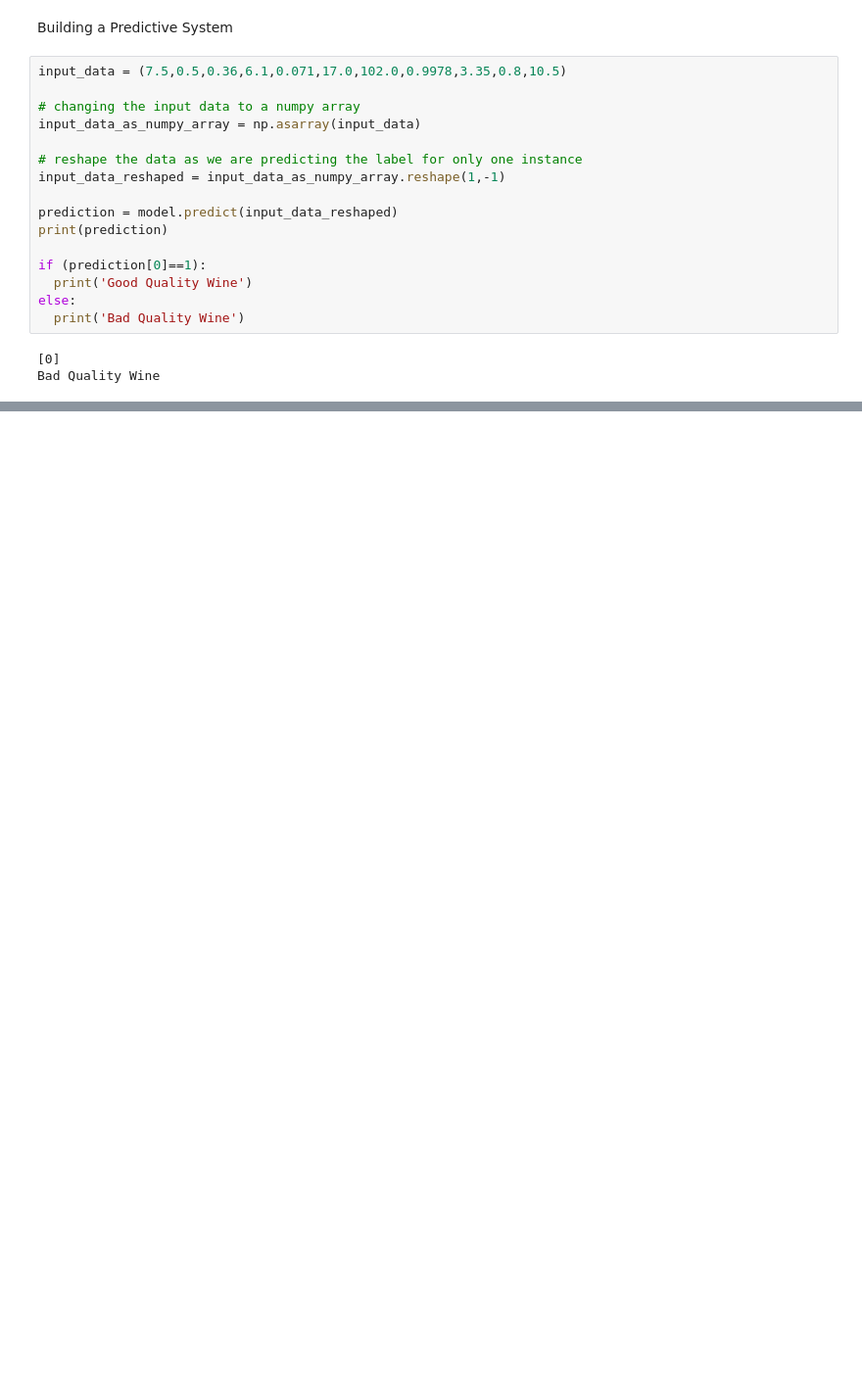
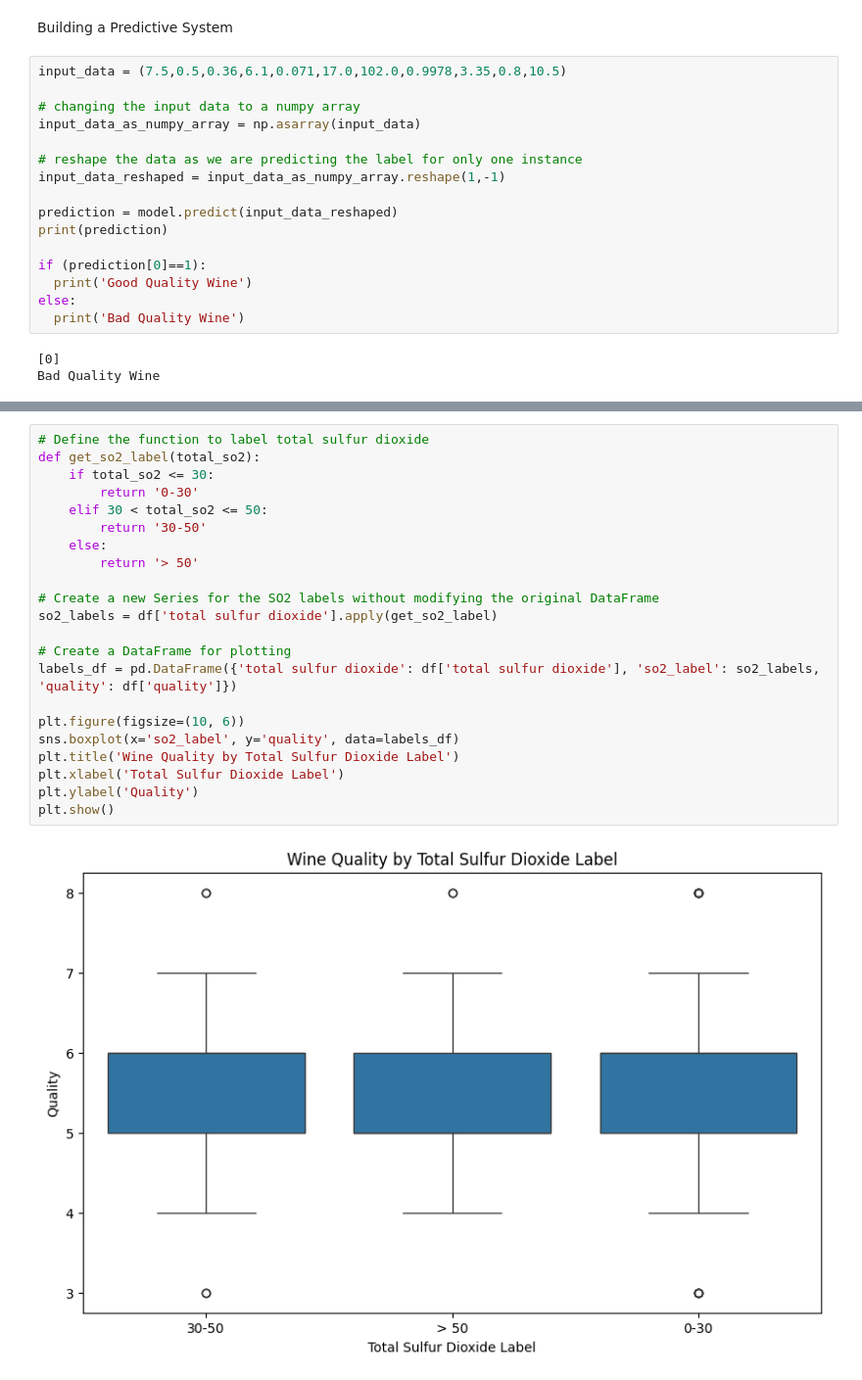
Before and after one commit to Abhishek3102/ML, a Jupyter notebook: Project_7_Wine_Quality_Prediction.ipynb, the cells around one changed output, grey strips where cells are left out. Shown: that part at 98% size. Drawn from its saved outputs; the diff is of its cells as text; blank space fills up the shorter version.

```diff
--- a/Project_7_Wine_Quality_Prediction.ipynb
+++ b/Project_7_Wine_Quality_Prediction.ipynb
@@ -197,0 +242,24 @@ Bad Quality Wine
+# %%
+# Define the function to label total sulfur dioxide
+def get_so2_label(total_so2):
+    if total_so2 <= 30:
+        return '0-30'
+    elif 30 < total_so2 <= 50:
+        return '30-50'
+    else:
+        return '> 50'
+
+# Create a new Series for the SO2 labels without modifying the original DataFrame
+so2_labels = df['total sulfur dioxide'].apply(get_so2_label)
+
+# Create a DataFrame for plotting
+labels_df = pd.DataFrame({'total sulfur dioxide': df['total sulfur dioxide'], 'so2_label': so2_labels, 'quality': df['quality']})
+
+plt.figure(figsize=(10, 6))
+sns.boxplot(x='so2_label', y='quality', data=labels_df)
+plt.title('Wine Quality by Total Sulfur Dioxide Label')
+plt.xlabel('Total Sulfur Dioxide Label')
+plt.ylabel('Quality')
+plt.show()
+# %% [output]
+[figure, added]
```
Also changed, not shown: parts of 13 cells of this notebook.
